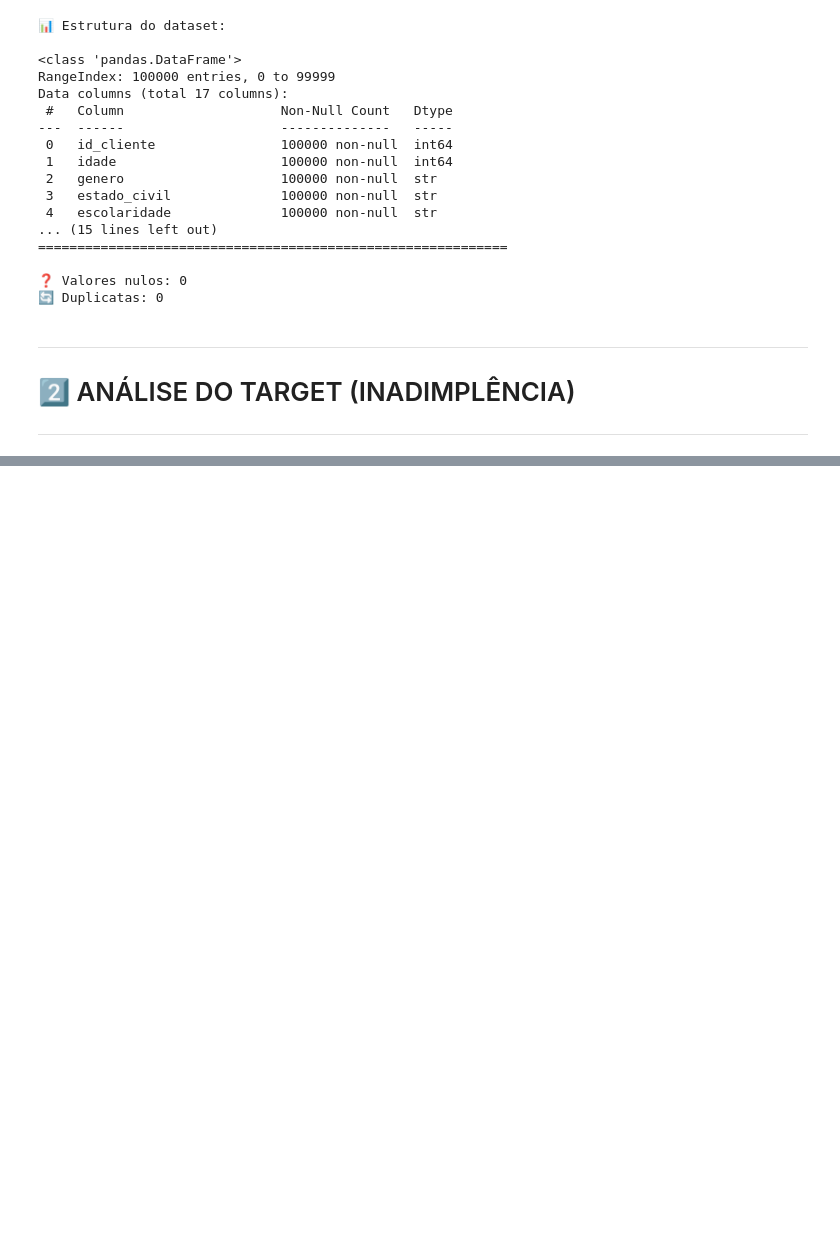
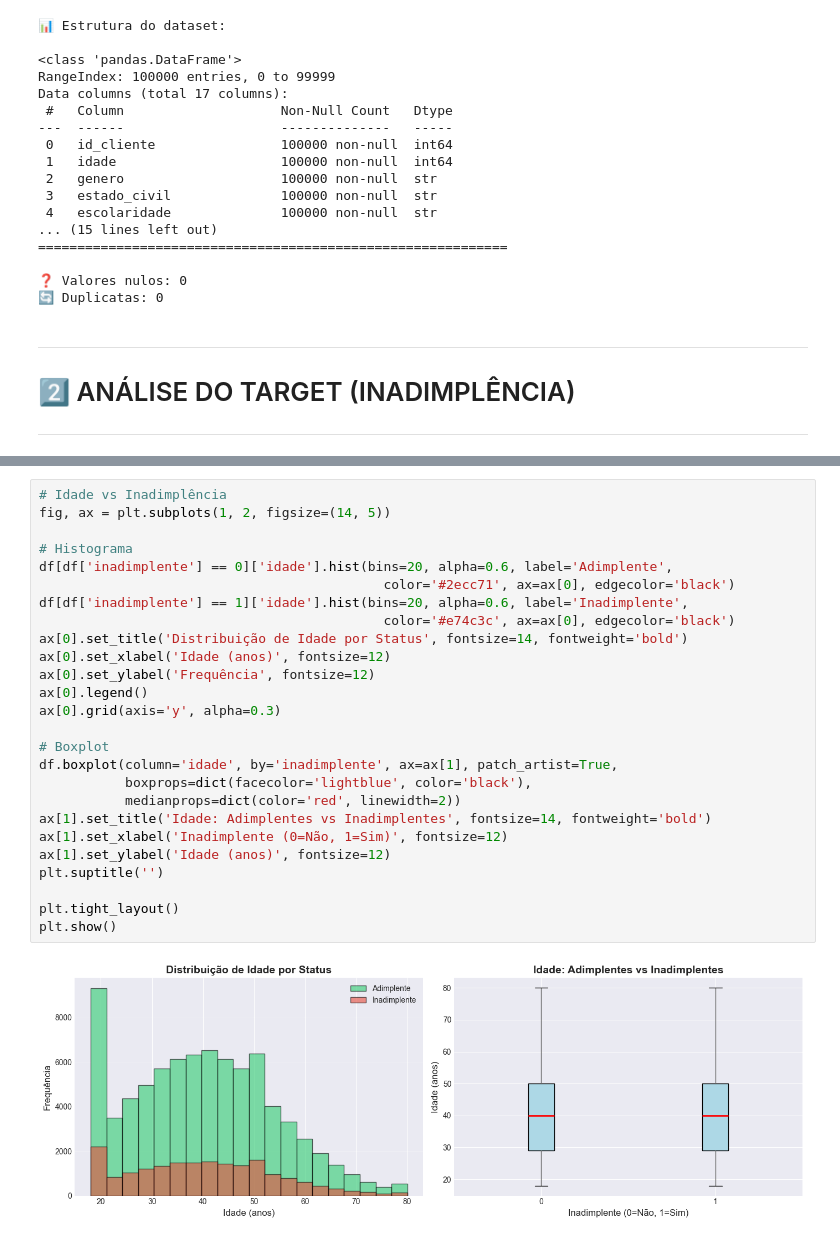
Before and after one commit to vininoronha21/score-credito-ia, a Jupyter notebook: notebooks/02_analise_exploratoria.ipynb, the cells around one changed output, grey strips where cells are left out. Drawn from its saved outputs; the diff is of its cells as text; blank space fills up the shorter version.

```diff
--- a/notebooks/02_analise_exploratoria.ipynb
+++ b/notebooks/02_analise_exploratoria.ipynb
@@ -180,0 +137,28 @@ plt.show()
+# %%
+# Idade vs Inadimplência
+fig, ax = plt.subplots(1, 2, figsize=(14, 5))
+
+# Histograma
+df[df['inadimplente'] == 0]['idade'].hist(bins=20, alpha=0.6, label='Adimplente',
+                                            color='#2ecc71', ax=ax[0], edgecolor='black')
+df[df['inadimplente'] == 1]['idade'].hist(bins=20, alpha=0.6, label='Inadimplente',
+                                            color='#e74c3c', ax=ax[0], edgecolor='black')
+ax[0].set_title('Distribuição de Idade por Status', fontsize=14, fontweight='bold')
+ax[0].set_xlabel('Idade (anos)', fontsize=12)
+ax[0].set_ylabel('Frequência', fontsize=12)
+ax[0].legend()
+ax[0].grid(axis='y', alpha=0.3)
+
+# Boxplot
+df.boxplot(column='idade', by='inadimplente', ax=ax[1], patch_artist=True,
+           boxprops=dict(facecolor='lightblue', color='black'),
+           medianprops=dict(color='red', linewidth=2))
+ax[1].set_title('Idade: Adimplentes vs Inadimplentes', fontsize=14, fontweight='bold')
+ax[1].set_xlabel('Inadimplente (0=Não, 1=Sim)', fontsize=12)
+ax[1].set_ylabel('Idade (anos)', fontsize=12)
+plt.suptitle('')
+
+plt.tight_layout()
+plt.show()
+# %% [output]
+[figure, added]
```
Also changed, not shown: parts of 10 cells of this notebook.
